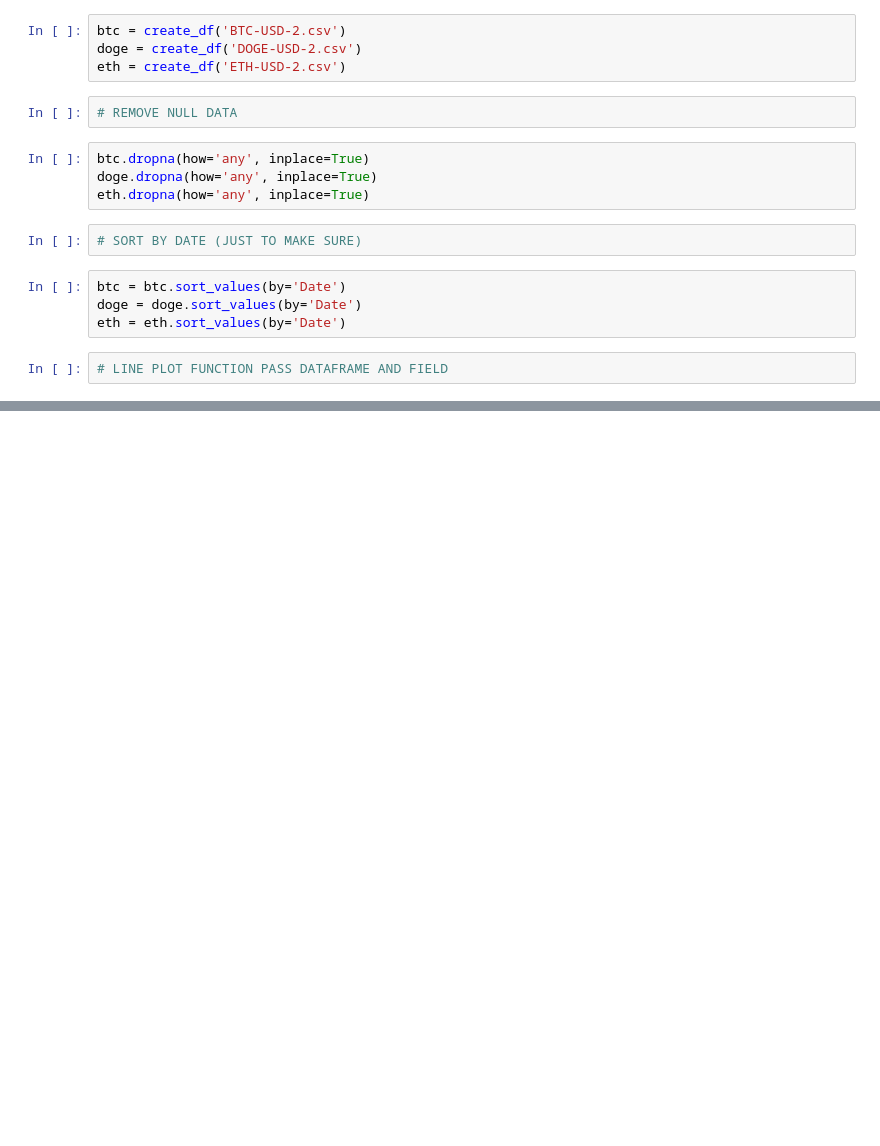
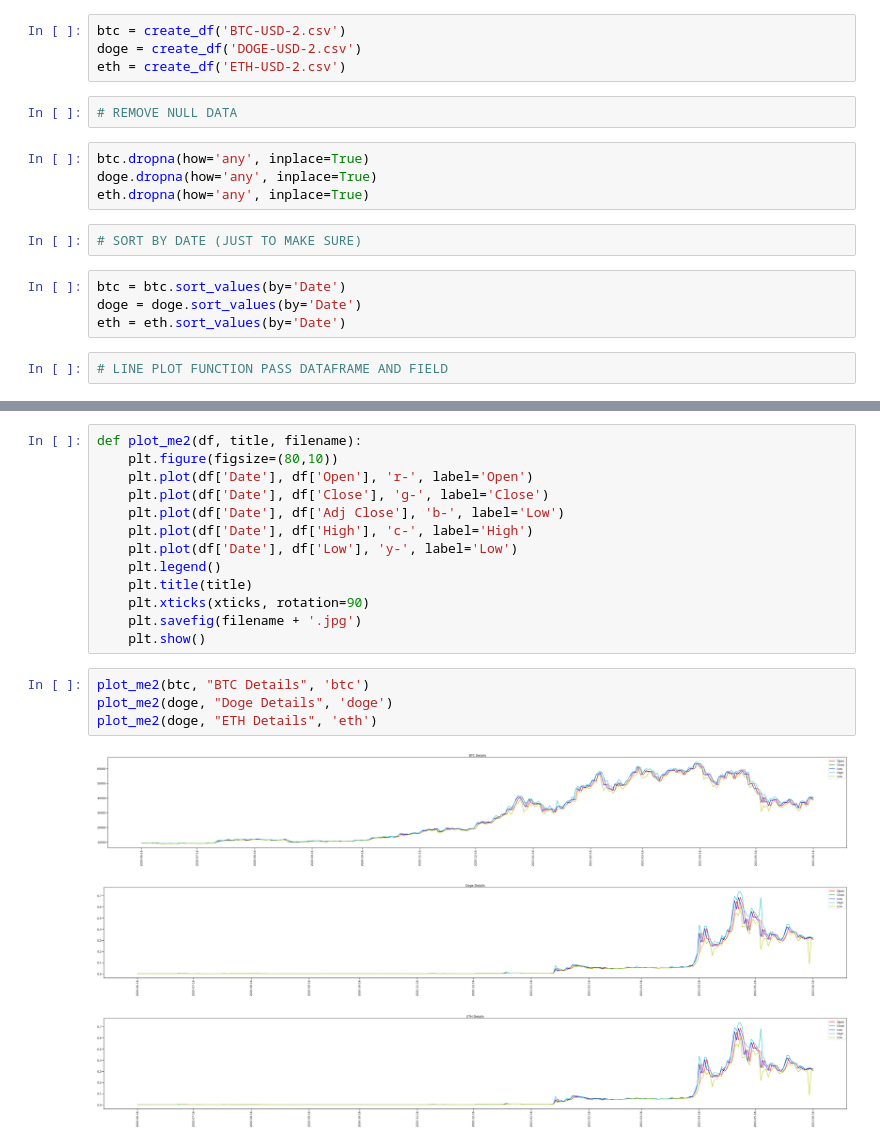
Before and after one commit to ljay1127/crypto_currency_stock_analysis_kaggle, a Jupyter notebook: crypto_coins.ipynb, the cells around one changed output, grey strips where cells are left out. Cells and saved outputs as stored; diff of their text form; blank space fills up the shorter version.

```diff
--- a/crypto_coins.ipynb
+++ b/crypto_coins.ipynb
@@ -53,0 +92,21 @@ for i in btc.columns:
+# %%
+def plot_me2(df, title, filename):
+    plt.figure(figsize=(80,10))
+    plt.plot(df['Date'], df['Open'], 'r-', label='Open')
+    plt.plot(df['Date'], df['Close'], 'g-', label='Close')
+    plt.plot(df['Date'], df['Adj Close'], 'b-', label='Low')
+    plt.plot(df['Date'], df['High'], 'c-', label='High')
+    plt.plot(df['Date'], df['Low'], 'y-', label='Low')
+    plt.legend()
+    plt.title(title)
+    plt.xticks(xticks, rotation=90)
+    plt.savefig(filename + '.jpg')
+    plt.show()
+# %%
+plot_me2(btc, "BTC Details", 'btc')
+plot_me2(doge, "Doge Details", 'doge')
+plot_me2(doge, "ETH Details", 'eth')
+# %% [output]
+[figure, added]
+[figure, added]
+[figure, added]
```
Also changed, not shown: parts of 6 cells of this notebook, 10 other files.
